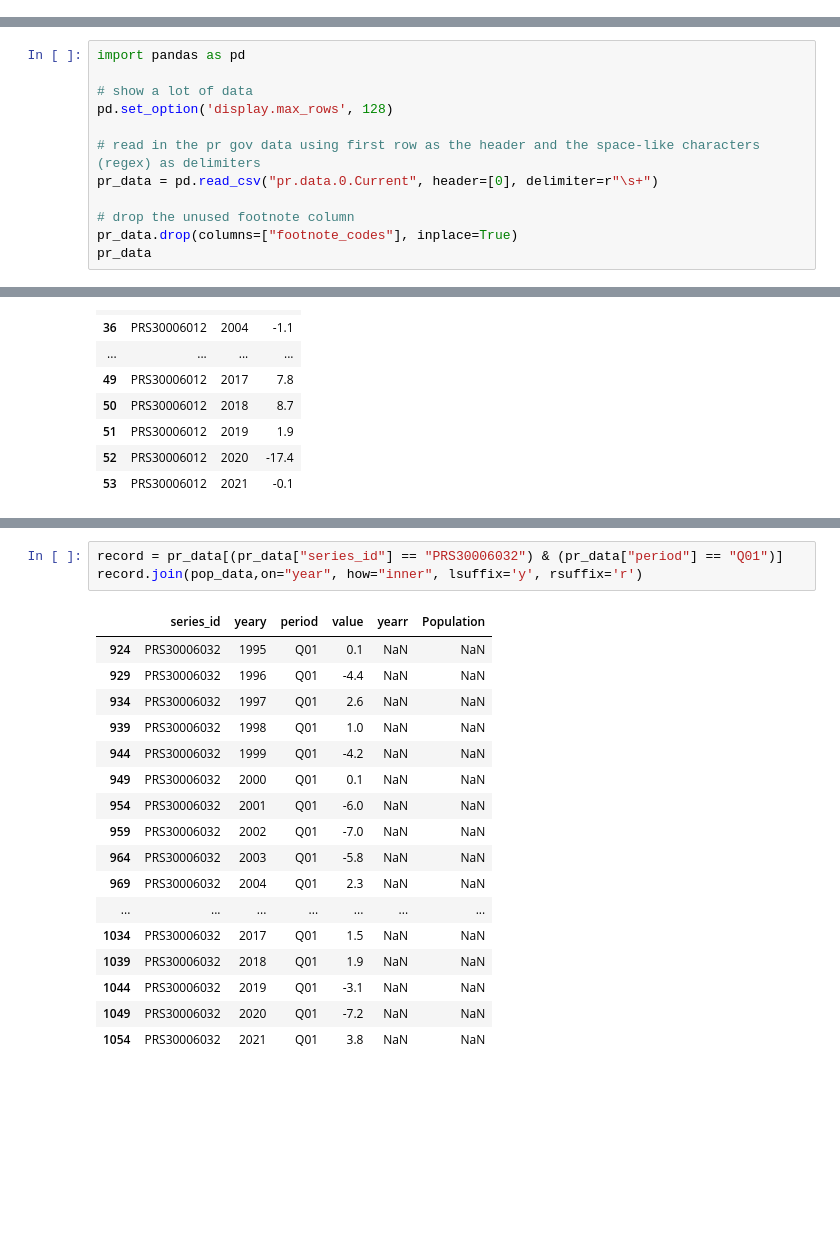
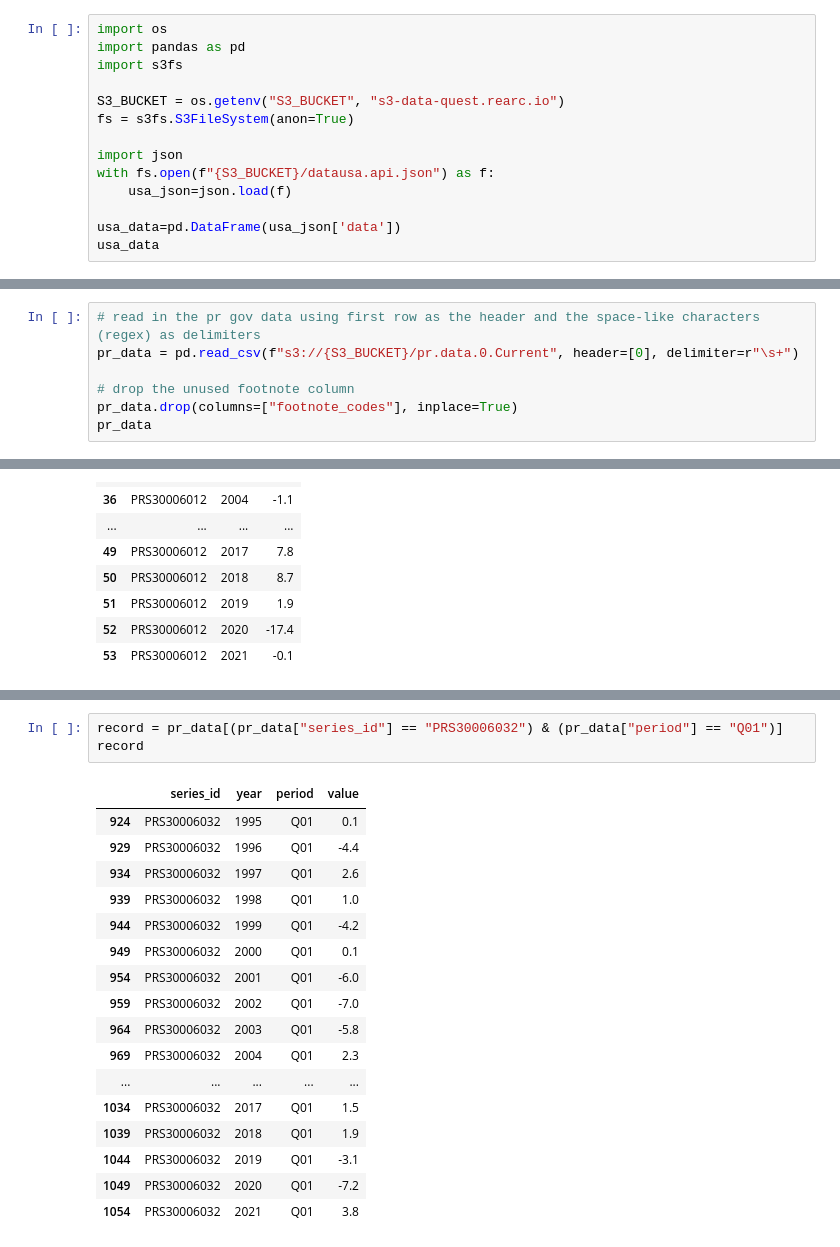
Before and after one commit to churchofthought/rearc-data-quest, a Jupyter notebook: lambda_analyze/analysis.ipynb, the cells around one changed output, grey strips where cells are left out. Saved outputs shown, nothing was run; the diff lists cells and outputs as text; blank space fills up the shorter version.

```diff
--- a/lambda_analyze/analysis.ipynb
+++ b/lambda_analyze/analysis.ipynb
@@ -0,0 +1,14 @@
+# %%
+import os
+import pandas as pd
+import s3fs
+
+S3_BUCKET = os.getenv("S3_BUCKET", "s3-data-quest.rearc.io")
+fs = s3fs.S3FileSystem(anon=True)
+
+import json
+with fs.open(f"{S3_BUCKET}/datausa.api.json") as f:
+	usa_json=json.load(f)
+
+usa_data=pd.DataFrame(usa_json['data'])
+usa_data
@@ -1,11 +42,6 @@
 # %%
-import pandas as pd
-
-# show a lot of data
-pd.set_option('display.max_rows', 128)
-
 # read in the pr gov data using first row as the header and the space-like characters (regex) as delimiters
-pr_data = pd.read_csv("pr.data.0.Current", header=[0], delimiter=r"\s+")
+pr_data = pd.read_csv(f"s3://{S3_BUCKET}/pr.data.0.Current", header=[0], delimiter=r"\s+")
 
 # drop the unused footnote column
 pr_data.drop(columns=["footnote_codes"], inplace=True)
@@ -101,21 +135,21 @@ pop_data
 # %%
 record = pr_data[(pr_data["series_id"] == "PRS30006032") & (pr_data["period"] == "Q01")]
-record.join(pop_data,on="year", how="inner", lsuffix='y', rsuffix='r')
+record
 # %% [output]
-|  | series_id | yeary | period | value | yearr | Population |
-| 924 | PRS30006032 | 1995 | Q01 | 0.1 | NaN | NaN |
-| 929 | PRS30006032 | 1996 | Q01 | -4.4 | NaN | NaN |
-| 934 | PRS30006032 | 1997 | Q01 | 2.6 | NaN | NaN |
-| 939 | PRS30006032 | 1998 | Q01 | 1.0 | NaN | NaN |
-| 944 | PRS30006032 | 1999 | Q01 | -4.2 | NaN | NaN |
-| 949 | PRS30006032 | 2000 | Q01 | 0.1 | NaN | NaN |
-| 954 | PRS30006032 | 2001 | Q01 | -6.0 | NaN | NaN |
-| 959 | PRS30006032 | 2002 | Q01 | -7.0 | NaN | NaN |
-| 964 | PRS30006032 | 2003 | Q01 | -5.8 | NaN | NaN |
-| 969 | PRS30006032 | 2004 | Q01 | 2.3 | NaN | NaN |
-| ... | ... | ... | ... | ... | ... | ... |
-| 1034 | PRS30006032 | 2017 | Q01 | 1.5 | NaN | NaN |
-| 1039 | PRS30006032 | 2018 | Q01 | 1.9 | NaN | NaN |
-| 1044 | PRS30006032 | 2019 | Q01 | -3.1 | NaN | NaN |
-| 1049 | PRS30006032 | 2020 | Q01 | -7.2 | NaN | NaN |
-| 1054 | PRS30006032 | 2021 | Q01 | 3.8 | NaN | NaN |
+|  | series_id | year | period | value |
+| 924 | PRS30006032 | 1995 | Q01 | 0.1 |
+| 929 | PRS30006032 | 1996 | Q01 | -4.4 |
+| 934 | PRS30006032 | 1997 | Q01 | 2.6 |
+| 939 | PRS30006032 | 1998 | Q01 | 1.0 |
+| 944 | PRS30006032 | 1999 | Q01 | -4.2 |
+| 949 | PRS30006032 | 2000 | Q01 | 0.1 |
+| 954 | PRS30006032 | 2001 | Q01 | -6.0 |
+| 959 | PRS30006032 | 2002 | Q01 | -7.0 |
+| 964 | PRS30006032 | 2003 | Q01 | -5.8 |
+| 969 | PRS30006032 | 2004 | Q01 | 2.3 |
+| ... | ... | ... | ... | ... |
+| 1034 | PRS30006032 | 2017 | Q01 | 1.5 |
+| 1039 | PRS30006032 | 2018 | Q01 | 1.9 |
+| 1044 | PRS30006032 | 2019 | Q01 | -3.1 |
+| 1049 | PRS30006032 | 2020 | Q01 | -7.2 |
+| 1054 | PRS30006032 | 2021 | Q01 | 3.8 |
```
Also changed, not shown: parts of 8 cells of this notebook, 6 other files.
